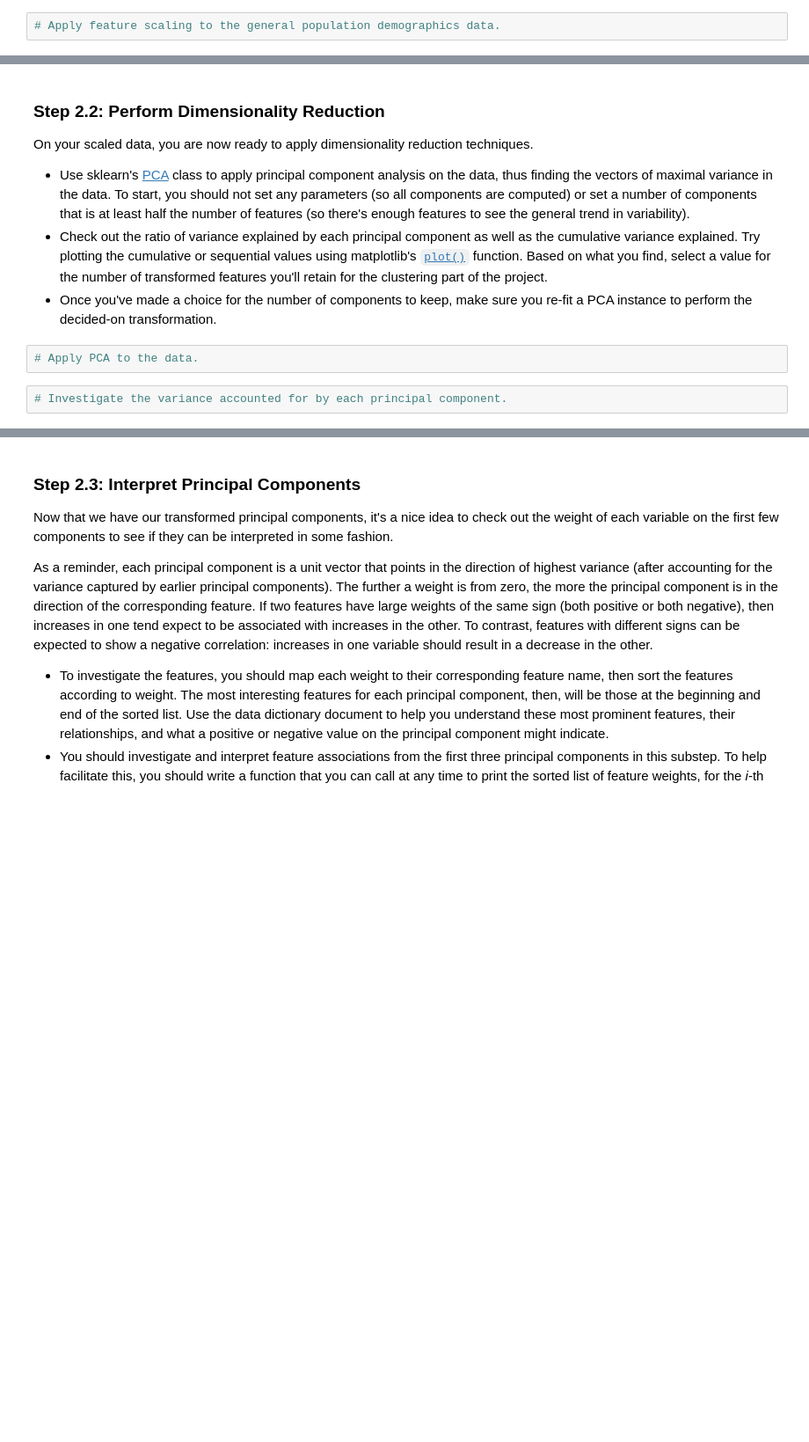
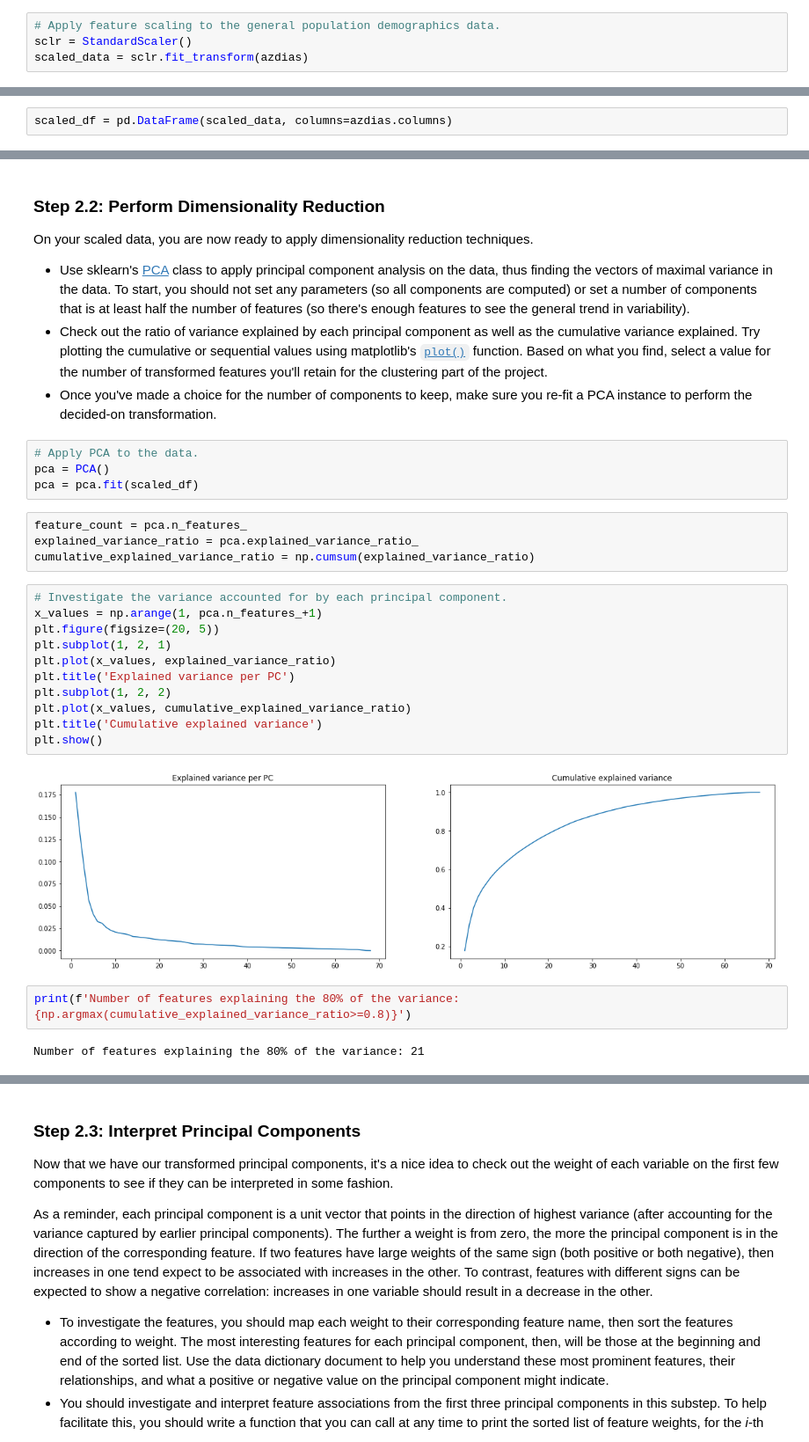
Before and after one commit to sborde/IMLTFND_CustomerSegments, a Jupyter notebook: Identify_Customer_Segments.ipynb, the cells around one changed output, grey strips where cells are left out. Shown: that part at 88% size. Drawn from its saved outputs; the diff is of its cells as text; blank space fills up the shorter version.

Commit message:
feat: PCA transform, KMeans clustering

```diff
--- a/Identify_Customer_Segments.ipynb
+++ b/Identify_Customer_Segments.ipynb
@@ -523,2 +538,4 @@ Before we apply dimensionality reduction techniques to the data, we need to perf
 # %%
 # Apply feature scaling to the general population demographics data.
+sclr = StandardScaler()
+scaled_data = sclr.fit_transform(azdias)
@@ -528,0 +542,2 @@ Before we apply dimensionality reduction techniques to the data, we need to perf
+# %%
+scaled_df = pd.DataFrame(scaled_data, columns=azdias.columns)
@@ -536,7 +557,28 @@ On your scaled data, you are now ready to apply dimensionality reduction techniq
 - Once you've made a choice for the number of components to keep, make sure you re-fit a PCA instance to perform the decided-on transformation.
 # %%
 # Apply PCA to the data.
+pca = PCA()
+pca = pca.fit(scaled_df)
-# %%
-# Investigate the variance accounted for by each principal component.
+# %%
+feature_count = pca.n_features_
+explained_variance_ratio = pca.explained_variance_ratio_
+cumulative_explained_variance_ratio = np.cumsum(explained_variance_ratio)
+# %%
+# Investigate the variance accounted for by each principal component.
+x_values = np.arange(1, pca.n_features_+1)
+plt.figure(figsize=(20, 5))
+plt.subplot(1, 2, 1)
+plt.plot(x_values, explained_variance_ratio)
+plt.title('Explained variance per PC')
+plt.subplot(1, 2, 2)
+plt.plot(x_values, cumulative_explained_variance_ratio)
+plt.title('Cumulative explained variance')
+plt.show()
+# %% [output]
+[figure, added]
+# %%
+print(f'Number of features explaining the 80% of the variance: {np.argmax(cumulative_explained_variance_ratio>=0.8)}')
+# %% [output]
+Number of features explaining the 80% of the variance: 21
 # %%
 # Re-apply PCA to the data while selecting for number of components to retain.
```
Also changed, not shown: parts of 20 cells of this notebook.
